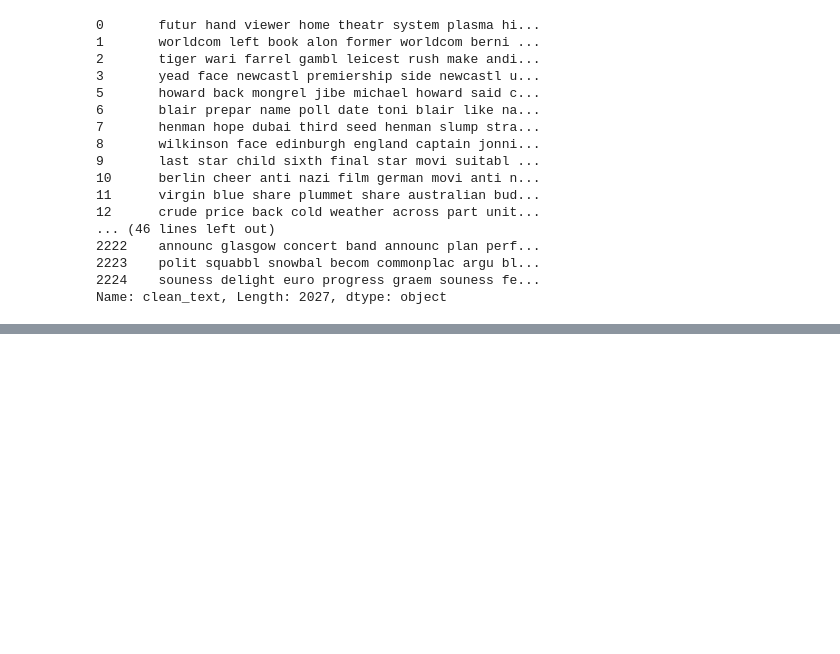
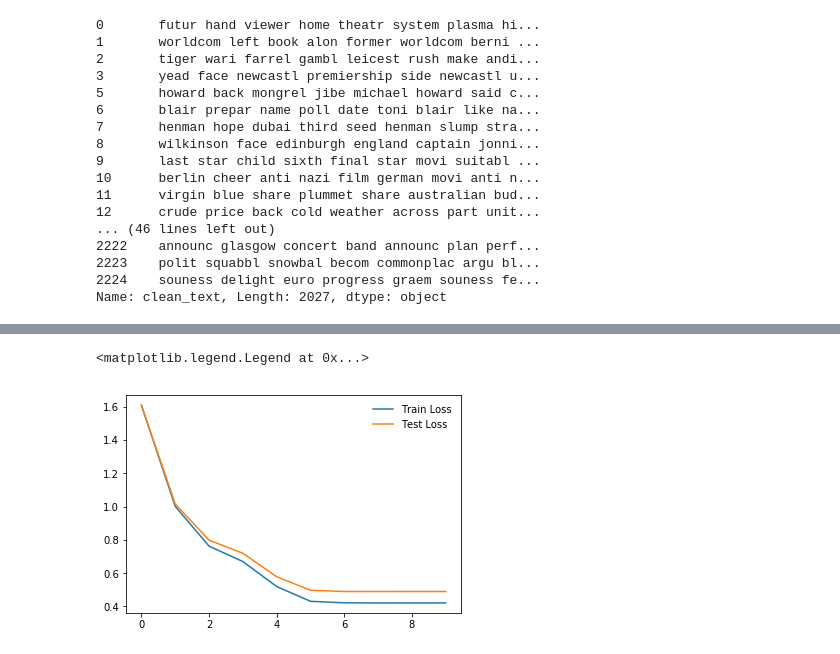
Before and after one commit to sarthak169/text_classifier, a Jupyter notebook: text classifier.ipynb, the cells around one changed output, grey strips where cells are left out. Saved outputs shown, nothing was run; the diff lists cells and outputs as text; code cells hidden in the pictures; blank space fills up the shorter version.

```diff
--- a/text classifier.ipynb
+++ b/text classifier.ipynb
@@ -172,0 +191,3 @@ futur hand viewer home theatr system plasma high definit digit video record move
+# %%
+x=data['clean_text']
+y=data['category']
@@ -232,3 +280,10 @@ Accuracy score: 0.9523809523809523
+# %%
+plt.plot(train_loss,label='Train Loss')
+plt.plot(test_loss,label='Test Loss')
+plt.legend(frameon=False)
+# %% [output]
+<matplotlib.legend.Legend at 0x...>
+[figure, added]
 # %%
 pred = Regressor1.predict_proba(x_test)
 from sklearn.metrics import log_loss
```
Also changed, not shown: parts of 57 cells of this notebook, 2 other files.
